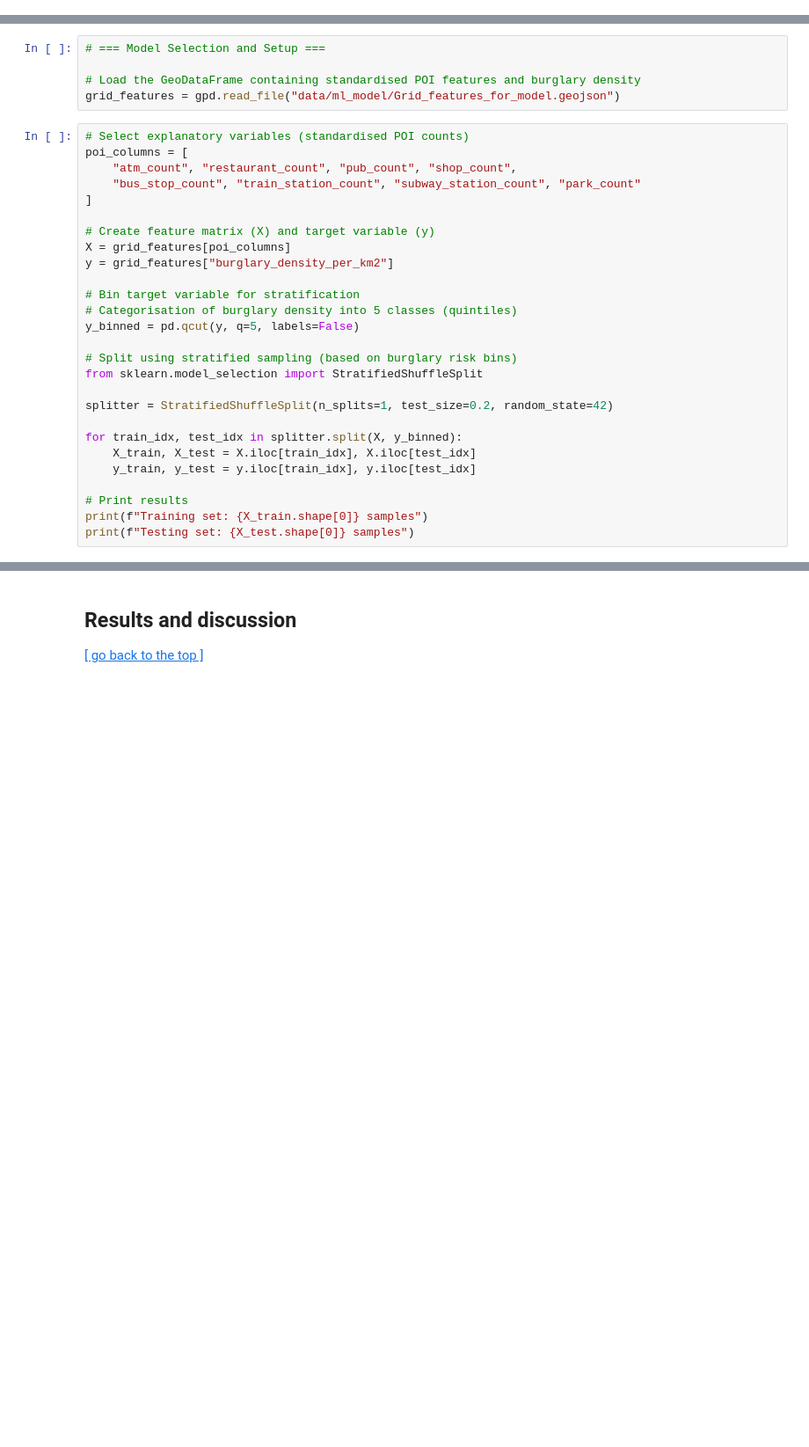
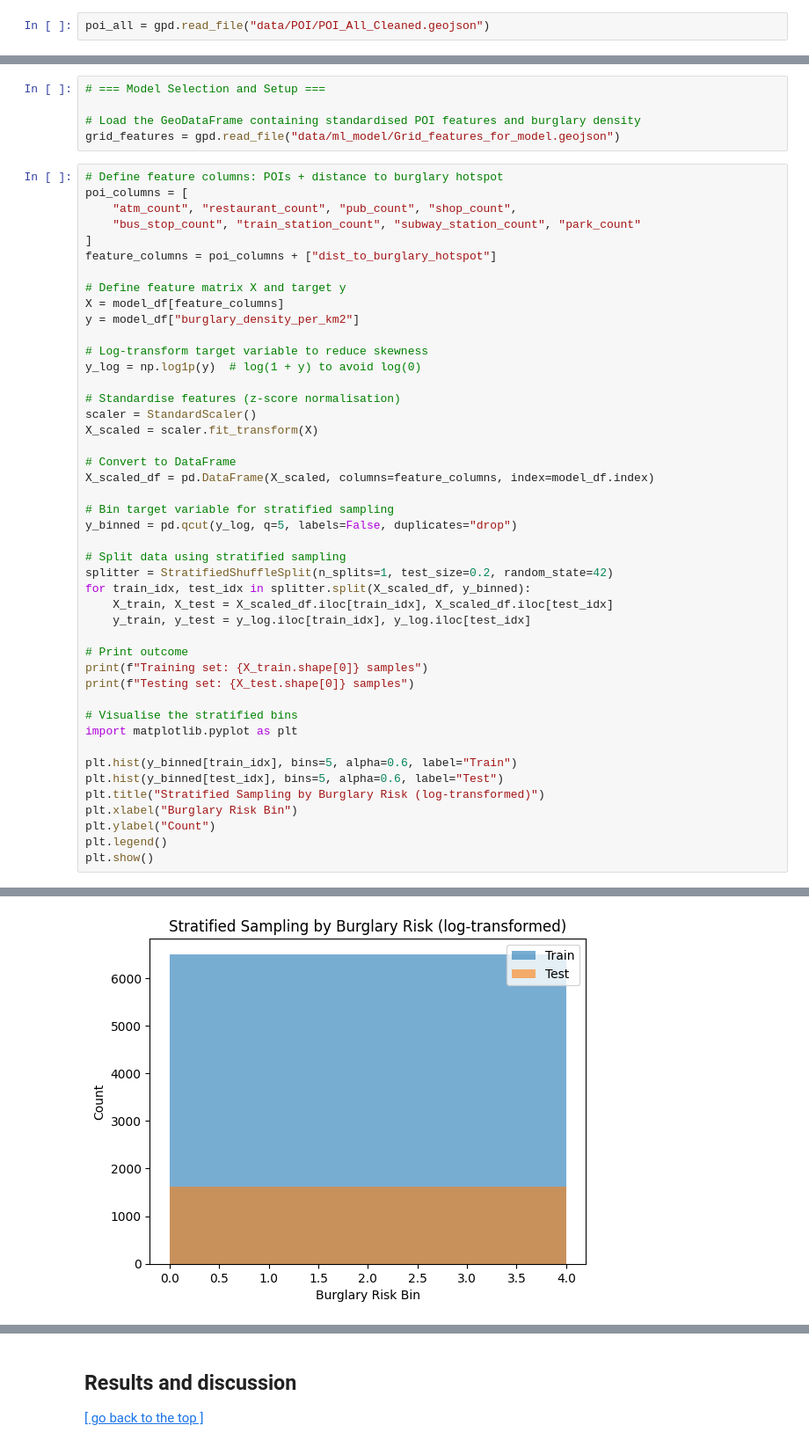
Before and after one commit to ixxiiris/CASA0006_assessment, a Jupyter notebook: Template_submission_CASA0006.ipynb, the cells around one changed output, grey strips where cells are left out. Shown at 88% size. Drawn from its saved outputs; the diff is of its cells as text; blank space fills up the shorter version.

```diff
--- a/Template_submission_CASA0006.ipynb
+++ b/Template_submission_CASA0006.ipynb
@@ -446,6 +459,8 @@ poi_all.to_file("data/POI/POI_All_Cleaned.geojson", driver="GeoJSON")
 #### POI Aggregation to Grid
 
 Cleaned POI data were aggregated to 200 m × 200 m grid cells by counting the number of points per category in each cell. This produced spatial features aligned with burglary density, capturing micro-scale variations in urban amenities for use in regression or machine learning models.
+# %%
+poi_all = gpd.read_file("data/POI/POI_All_Cleaned.geojson")
 # %%
 # Load and reset grid
 grid = gpd.read_file("data/London_boundary/Grid_200m_London.geojson")
@@ -569,32 +699,51 @@ Includes built-in regularisation, reducing the risk of overfitting. A stratified
 # Load the GeoDataFrame containing standardised POI features and burglary density
 grid_features = gpd.read_file("data/ml_model/Grid_features_for_model.geojson")
 # %%
-# Select explanatory variables (standardised POI counts)
+# Define feature columns: POIs + distance to burglary hotspot
 poi_columns = [
     "atm_count", "restaurant_count", "pub_count", "shop_count",
     "bus_stop_count", "train_station_count", "subway_station_count", "park_count"
 ]
+feature_columns = poi_columns + ["dist_to_burglary_hotspot"]
 
-# Create feature matrix (X) and target variable (y)
-X = grid_features[poi_columns]
-y = grid_features["burglary_density_per_km2"]
+# Define feature matrix X and target y
+X = model_df[feature_columns]
+y = model_df["burglary_density_per_km2"]
 
-# Bin target variable for stratification
-# Categorisation of burglary density into 5 classes (quintiles)
-y_binned = pd.qcut(y, q=5, labels=False)
+# Log-transform target variable to reduce skewness
+y_log = np.log1p(y)  # log(1 + y) to avoid log(0)
 
-# Split using stratified sampling (based on burglary risk bins)
-from sklearn.model_selection import StratifiedShuffleSplit
+# Standardise features (z-score normalisation)
+scaler = StandardScaler()
+X_scaled = scaler.fit_transform(X)
 
+# Convert to DataFrame
+X_scaled_df = pd.DataFrame(X_scaled, columns=feature_columns, index=model_df.index)
+
+# Bin target variable for stratified sampling
+y_binned = pd.qcut(y_log, q=5, labels=False, duplicates="drop")
+
+# Split data using stratified sampling
 splitter = StratifiedShuffleSplit(n_splits=1, test_size=0.2, random_state=42)
+for train_idx, test_idx in splitter.split(X_scaled_df, y_binned):
+    X_train, X_test = X_scaled_df.iloc[train_idx], X_scaled_df.iloc[test_idx]
+    y_train, y_test = y_log.iloc[train_idx], y_log.iloc[test_idx]
 
-for train_idx, test_idx in splitter.split(X, y_binned):
-    X_train, X_test = X.iloc[train_idx], X.iloc[test_idx]
-    y_train, y_test = y.iloc[train_idx], y.iloc[test_idx]
-
-# Print results
+# Print outcome
 print(f"Training set: {X_train.shape[0]} samples")
 print(f"Testing set: {X_test.shape[0]} samples")
+
+# Visualise the stratified bins
+import matplotlib.pyplot as plt
+
+plt.hist(y_binned[train_idx], bins=5, alpha=0.6, label="Train")
+plt.hist(y_binned[test_idx], bins=5, alpha=0.6, label="Test")
+plt.title("Stratified Sampling by Burglary Risk (log-transformed)")
+plt.xlabel("Burglary Risk Bin")
+plt.ylabel("Count")
+plt.legend()
+plt.show()
 # %% [output]
 Training set: 32500 samples
 Testing set: 8126 samples
+[figure, added]
```
Also changed, not shown: parts of 15 cells of this notebook, 3 other files.
